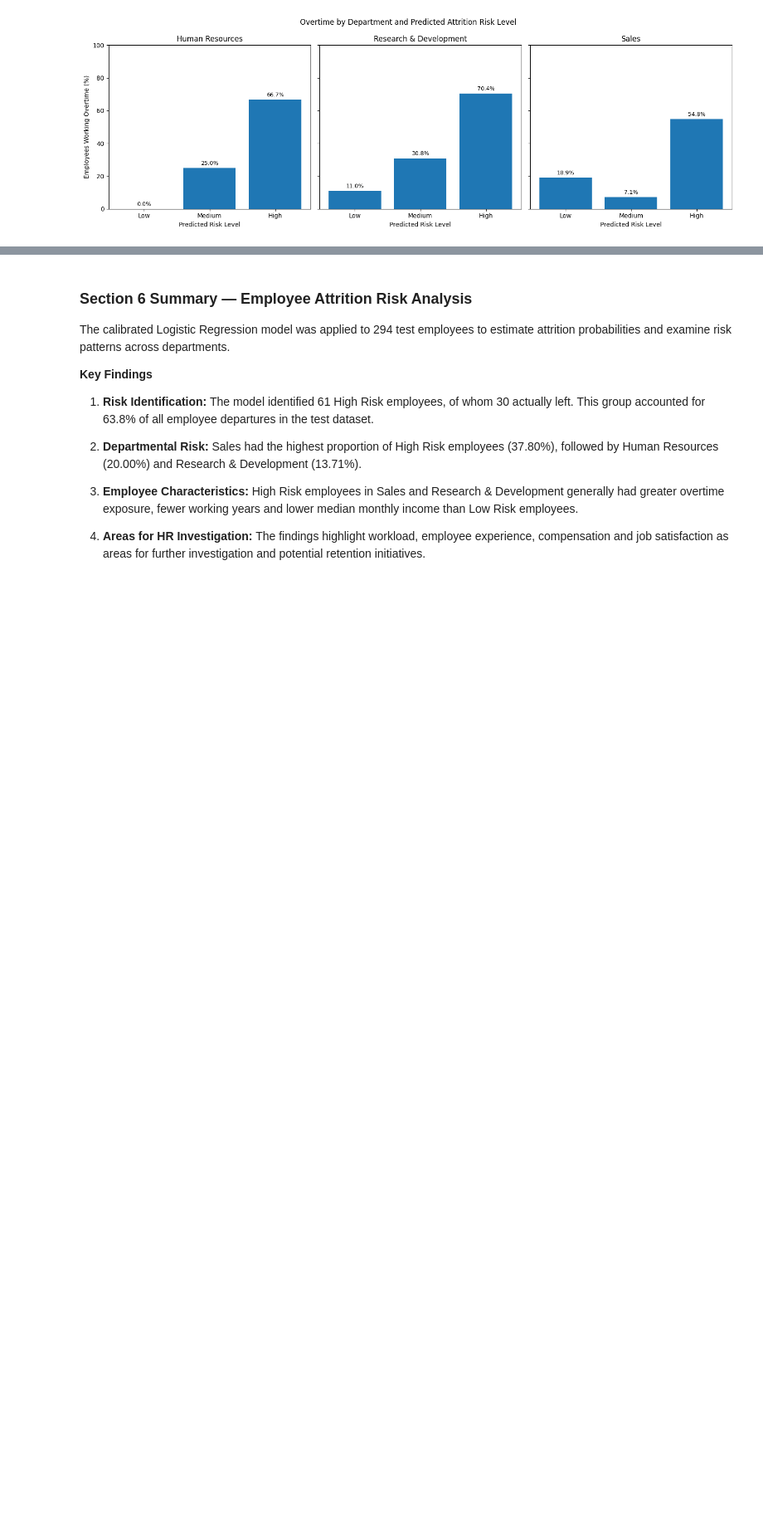
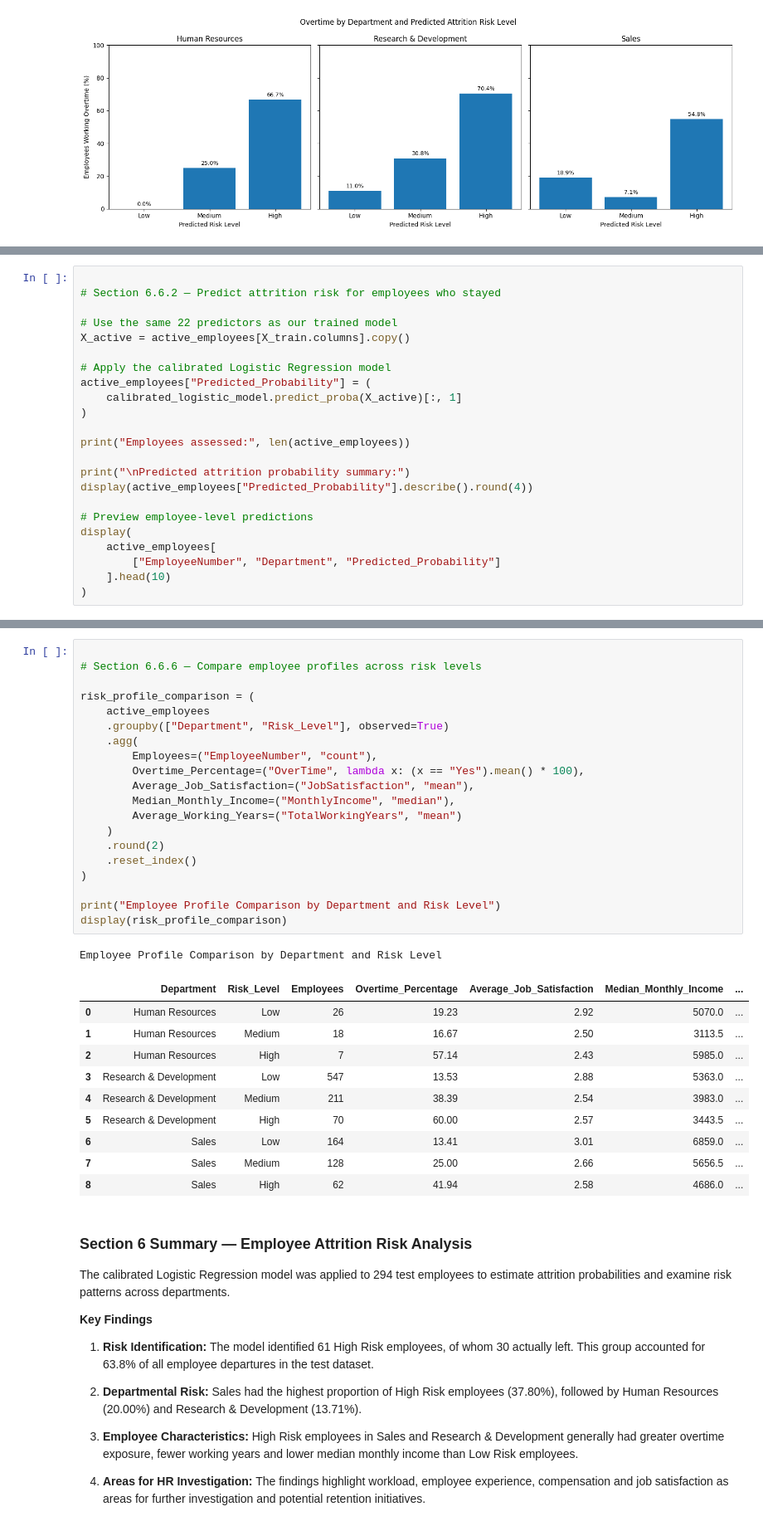
Before and after one commit to junelwc6-source/IBM-HR-Attrition-Analytics, a Jupyter notebook: IBM_HR_Attrition_Capstone.ipynb, the cells around one changed output, grey strips where cells are left out. Shown at 83% size. Cells and saved outputs as stored; diff of their text form; blank space fills up the shorter version.

```diff
--- a/IBM_HR_Attrition_Capstone.ipynb
+++ b/IBM_HR_Attrition_Capstone.ipynb
@@ -1925,0 +1959,23 @@ plt.show()
+# %%
+
+# Section 6.6.2 — Predict attrition risk for employees who stayed
+
+# Use the same 22 predictors as our trained model
+X_active = active_employees[X_train.columns].copy()
+
+# Apply the calibrated Logistic Regression model
+active_employees["Predicted_Probability"] = (
+    calibrated_logistic_model.predict_proba(X_active)[:, 1]
+)
+
+print("Employees assessed:", len(active_employees))
+
+print("\nPredicted attrition probability summary:")
+display(active_employees["Predicted_Probability"].describe().round(4))
+
+# Preview employee-level predictions
+display(
+    active_employees[
+        ["EmployeeNumber", "Department", "Predicted_Probability"]
+    ].head(10)
+)
@@ -1926,3 +2103,35 @@ plt.show()
+# %%
+
+# Section 6.6.6 — Compare employee profiles across risk levels
+
+risk_profile_comparison = (
+    active_employees
+    .groupby(["Department", "Risk_Level"], observed=True)
+    .agg(
+        Employees=("EmployeeNumber", "count"),
+        Overtime_Percentage=("OverTime", lambda x: (x == "Yes").mean() * 100),
+        Average_Job_Satisfaction=("JobSatisfaction", "mean"),
+        Median_Monthly_Income=("MonthlyIncome", "median"),
+        Average_Working_Years=("TotalWorkingYears", "mean")
+    )
+    .round(2)
+    .reset_index()
+)
+
+print("Employee Profile Comparison by Department and Risk Level")
+display(risk_profile_comparison)
+# %% [output]
+Employee Profile Comparison by Department and Risk Level
+|  | Department | Risk_Level | Employees | Overtime_Percentage | Average_Job_Satisfaction | Median_Monthly_Income | ... |
+| 0 | Human Resources | Low | 26 | 19.23 | 2.92 | 5070.0 | ... |
+| 1 | Human Resources | Medium | 18 | 16.67 | 2.50 | 3113.5 | ... |
+| 2 | Human Resources | High | 7 | 57.14 | 2.43 | 5985.0 | ... |
+| 3 | Research & Development | Low | 547 | 13.53 | 2.88 | 5363.0 | ... |
+| 4 | Research & Development | Medium | 211 | 38.39 | 2.54 | 3983.0 | ... |
+| 5 | Research & Development | High | 70 | 60.00 | 2.57 | 3443.5 | ... |
+| 6 | Sales | Low | 164 | 13.41 | 3.01 | 6859.0 | ... |
+| 7 | Sales | Medium | 128 | 25.00 | 2.66 | 5656.5 | ... |
+| 8 | Sales | High | 62 | 41.94 | 2.58 | 4686.0 | ... |
 # %% [markdown]
 ### Section 6 Summary — Employee Attrition Risk Analysis
 
```
Also changed, not shown: parts of 14 cells of this notebook.
